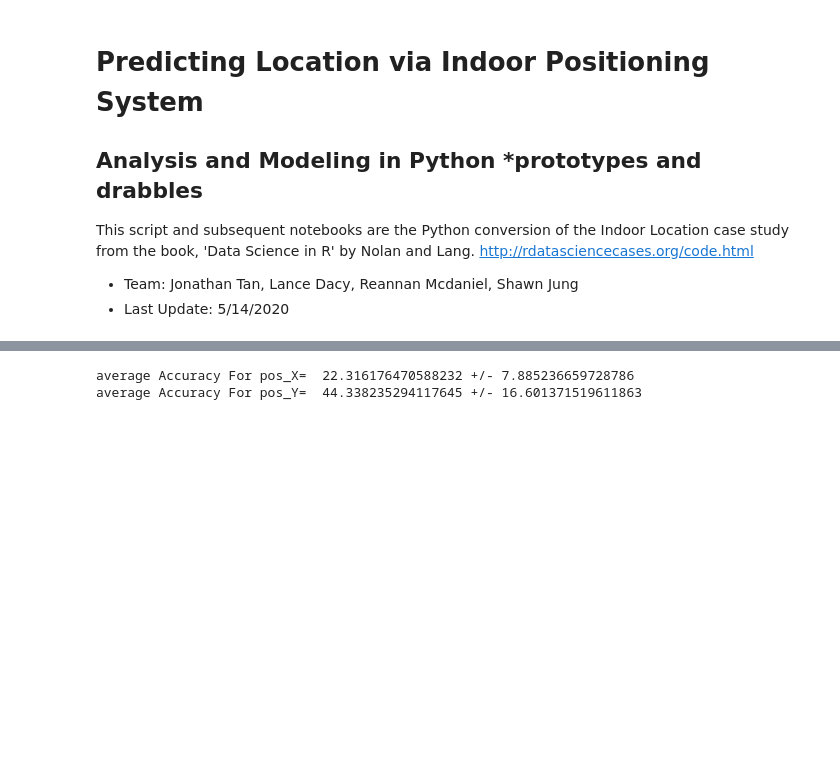
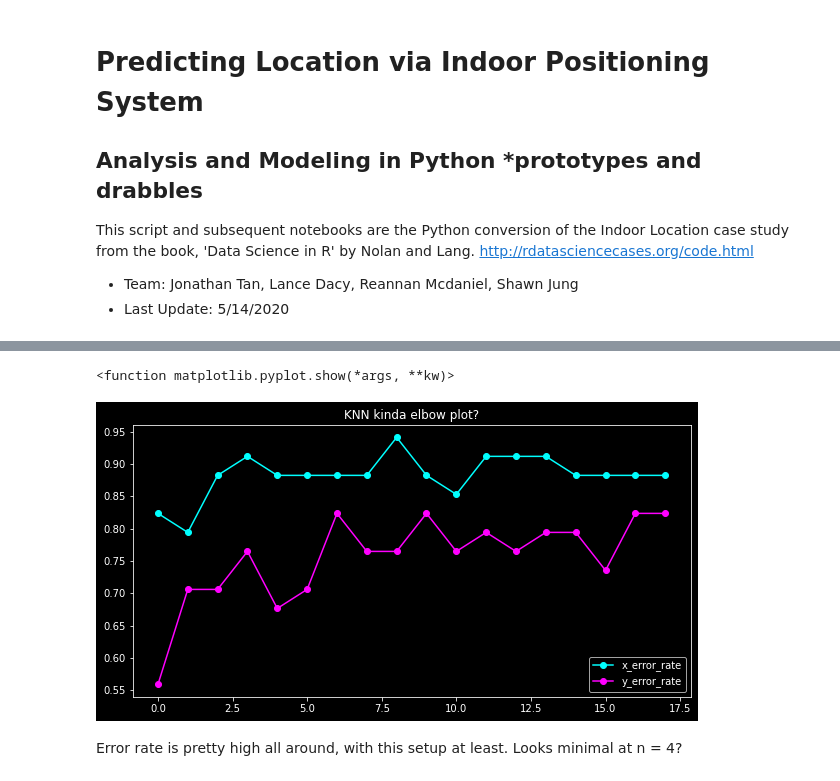
Before and after one commit to MustangDFW/DS7333, a Jupyter notebook: Case Study 1/2-Interim Notebooks/location-prediction-03-knn-model-spitballing.ipynb, the cells around one changed output, grey strips where cells are left out. Saved outputs shown, nothing was run; the diff lists cells and outputs as text; code cells hidden in the pictures; blank space fills up the shorter version.

```diff
--- a/Case Study 1/2-Interim Notebooks/location-prediction-03-knn-model-spitballing.ipynb
+++ b/Case Study 1/2-Interim Notebooks/location-prediction-03-knn-model-spitballing.ipynb
@@ -23,3 +23,6 @@ online_pivot = pd.read_csv('D:/Code/QTW Case Study 1/online_pivot.csv')
 # re-add pos_x and pos_y for distance error calculation in later stage
 offline_pivot[['pos_x', 'pos_y']] = offline_pivot['pos_xy'].str.split('-',n=2, expand=True).astype(float)
 online_pivot[['pos_x', 'pos_y']] = online_pivot['pos_xy'].str.split('-',n=2, expand=True).astype(float)
+
+offline_pivot.name = 'mac'
+online_pivot.name = 'mac'
@@ -51,31 +28,0 @@ memory usage: 12.4+ KB
-# %%
-#RF test
-from sklearn.model_selection import StratifiedKFold, cross_val_score
-from sklearn.ensemble import RandomForestClassifier
-from sklearn.metrics import confusion_matrix
-
-#single class prediction on pos_x, then pos_y??
-y = offline_pivot.iloc[:, 8]
-x = offline_pivot.iloc[:, 1:8]
-
-cv = StratifiedKFold(n_splits = 10)
-#significant of n_estimators? number of trees?
-clf = RandomForestClassifier(n_estimators= 100, random_state = 1)
-acc = cross_val_score(clf, x, y = y, cv = cv)
-
-print("average Accuracy For pos_X= ", acc.mean()*100, "+/-", acc.std()*100)
-#confusion matrix for mean accuracy?
-
-y = offline_pivot.iloc[:, 9] #for pos_y
-x = offline_pivot.iloc[:, 1:8]
-
-cv = StratifiedKFold(n_splits = 10)
-
-clf = RandomForestClassifier(n_estimators= 100, random_state = 1)
-acc = cross_val_score(clf, x, y = y, cv = cv)
-
-print("average Accuracy For pos_Y= ", acc.mean()*100, "+/-", acc.std()*100)
-#hmm not great, 22% acc for x, 44% acc for y for Random Forest Classifier with 100 "branches" and 10 splits
-# %% [output]
-average Accuracy For pos_X=  22.316176470588232 +/- 7.885236659728786
-average Accuracy For pos_Y=  44.338235294117645 +/- 16.601371519611863
@@ -103,0 +29,43 @@ average Accuracy For pos_Y=  44.338235294117645 +/- 16.601371519611863
+# %%
+#elbow plot thing
+from sklearn.neighbors import KNeighborsClassifier
+from sklearn.neighbors import NearestNeighbors
+from sklearn.model_selection import train_test_split
+y = offline_pivot.iloc[:, 8:10] #predict on pos_x, pos_y
+x = offline_pivot.iloc[:, 1:8] #mac addresses 1:7 as predictors
+randstate =984
+x_train, x_test, y_train, y_test = train_test_split(x, y, test_size = .2, random_state = randstate)
+
+error_rate = []
+for i in range(1, 20):
+    knn = KNeighborsClassifier(n_neighbors = i)
+    knn.fit(x_train, y_train)
+    pred_i = knn.predict(x_test)
+    error_rate.append(np.mean(pred_i !=y_test))
+
+x_error_rate = []
+y_error_rate = []
+
+for j in range(1,len(error_rate)):
+    x_error_rate.append(error_rate[j][0])
+    y_error_rate.append(error_rate[j][1])
+
+import matplotlib.pyplot as plt
+
+plt.style.use('dark_background')
+x = range(len(x_error_rate))
+y = range(5)
+fig = plt.figure(figsize = (10, 5))
+ax1 = fig.add_subplot(111)
+
+ax1.plot(x, x_error_rate, linestyle = 'solid', marker = 'o', c = 'cyan', label = 'x_error_rate')
+ax1.plot(x, y_error_rate, linestyle = 'solid', marker = 'o', c = 'magenta', label = 'y_error_rate')
+plt.title('KNN kinda elbow plot?')
+plt.legend(loc = 'lower right');
+
+plt.show
+# %% [output]
+<function matplotlib.pyplot.show(*args, **kw)>
+[figure, added]
+# %% [markdown]
+Error rate is pretty high all around, with this setup at least. Looks minimal at n = 4?
```
Also changed, not shown: parts of 39 cells of this notebook.
